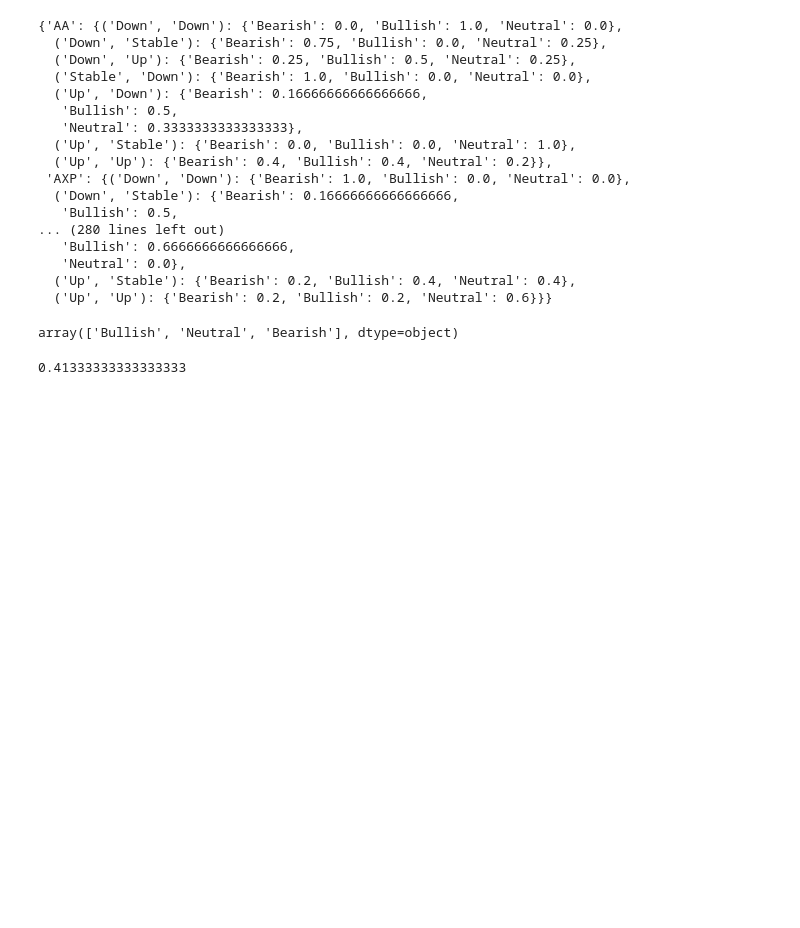
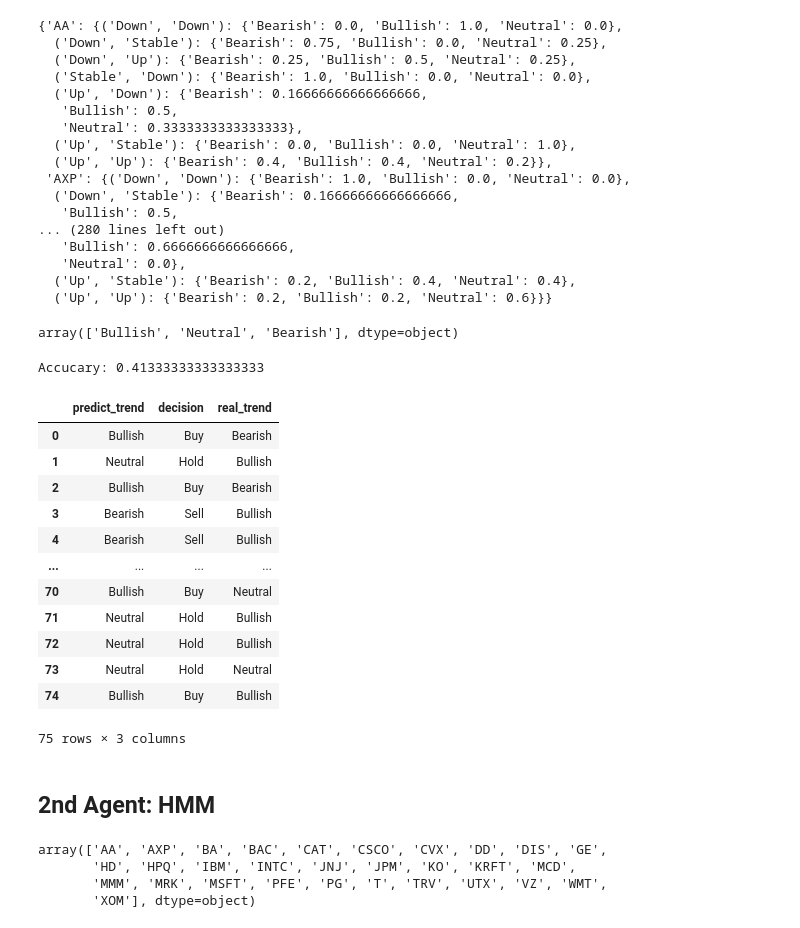
Before and after one commit to maynhile13105/AI-Probabilistic-Model, a Jupyter notebook: Project_CSE150A.ipynb, the cells around one changed output. Saved outputs shown, nothing was run; the diff lists cells and outputs as text; code cells hidden in the pictures; blank space fills up the shorter version.

```diff
--- a/Project_CSE150A.ipynb
+++ b/Project_CSE150A.ipynb
@@ -488,6 +504,32 @@ array(['Bullish', 'Neutral', 'Bearish'], dtype=object)
 correct_predictions = (result['real_trend'] == result['predict_trend']).sum()
 total_predictions = result['real_trend'].size
 accuracy = correct_predictions / total_predictions
-accuracy
+print("Accucary:", accuracy)
 # %% [output]
-0.41333333333333333
+Accucary: 0.41333333333333333
+# %%
+result
+# %% [output]
+|  | predict_trend | decision | real_trend |
+| 0 | Bullish | Buy | Bearish |
+| 1 | Neutral | Hold | Bullish |
+| 2 | Bullish | Buy | Bearish |
+| 3 | Bearish | Sell | Bullish |
+| 4 | Bearish | Sell | Bullish |
+| ... | ... | ... | ... |
+| 70 | Bullish | Buy | Neutral |
+| 71 | Neutral | Hold | Bullish |
+| 72 | Neutral | Hold | Bullish |
+| 73 | Neutral | Hold | Neutral |
+| 74 | Bullish | Buy | Bullish |
+75 rows × 3 columns
+# %% [markdown]
+## 2nd Agent: HMM
+# %%
+stocks = df['stock'].unique()
+stocks
+# %% [output]
+array(['AA', 'AXP', 'BA', 'BAC', 'CAT', 'CSCO', 'CVX', 'DD', 'DIS', 'GE',
+       'HD', 'HPQ', 'IBM', 'INTC', 'JNJ', 'JPM', 'KO', 'KRFT', 'MCD',
+       'MMM', 'MRK', 'MSFT', 'PFE', 'PG', 'T', 'TRV', 'UTX', 'VZ', 'WMT',
+       'XOM'], dtype=object)
```
Also changed, not shown: parts of 20 cells of this notebook.
